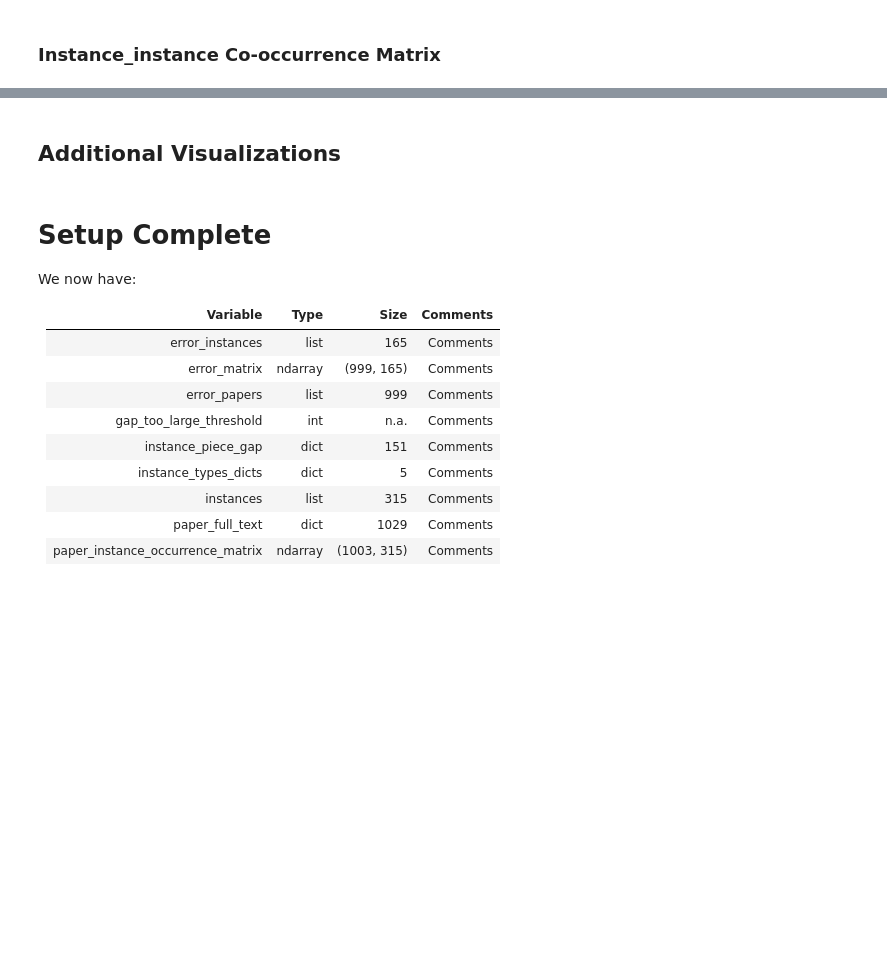
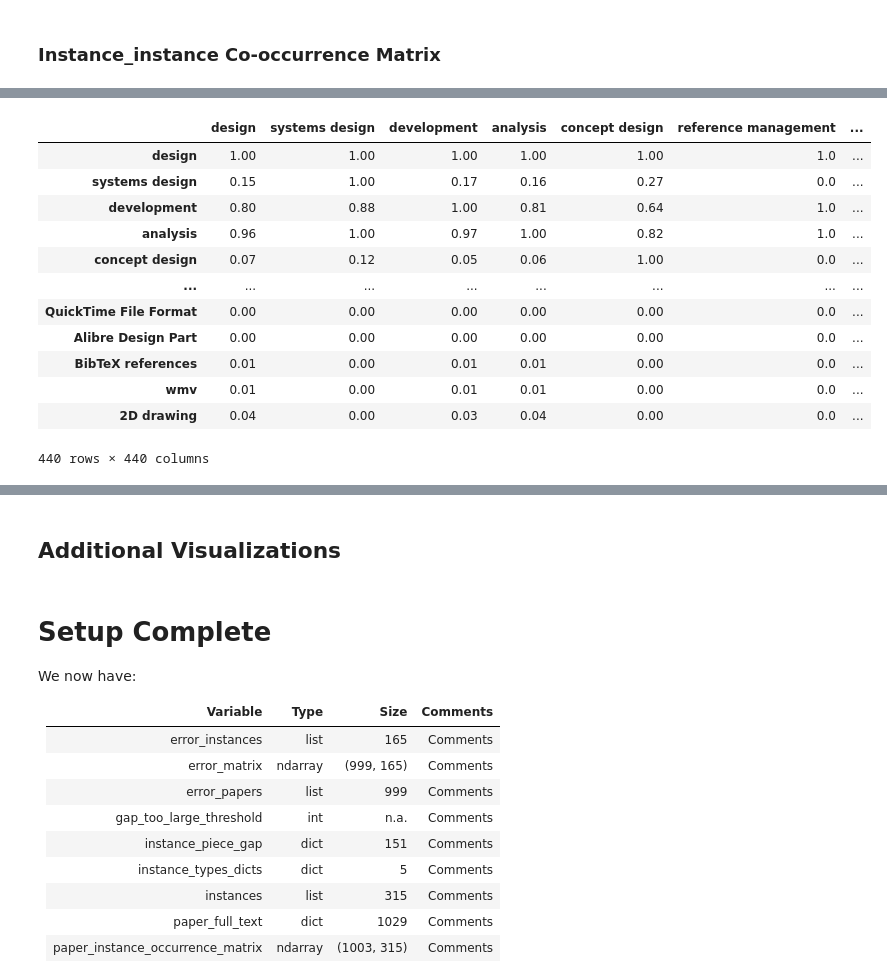
Before and after one commit to borgnetzwerk/tools, a Jupyter notebook: scripts/SLR/co_occurence.ipynb, the cells around one changed output, grey strips where cells are left out. Drawn from its saved outputs; the diff is of its cells as text; code cells hidden in the pictures; blank space fills up the shorter version.

```diff
--- a/scripts/SLR/co_occurence.ipynb
+++ b/scripts/SLR/co_occurence.ipynb
@@ -700,5 +789,21 @@ instance_instance_co_occurrence_matrix = np.dot(
 # %%
 instance_instance_relative_co_occurrence_matrix = (
     instance_instance_co_occurrence_matrix
     / np.diag(instance_instance_co_occurrence_matrix)
 )
+
+instance_instance_relative_co_occurrence_matrix = round(instance_instance_relative_co_occurrence_matrix, 2)
+# %% [output]
+|  | design | systems design | development | analysis | concept design | reference management | ... |
+| design | 1.00 | 1.00 | 1.00 | 1.00 | 1.00 | 1.0 | ... |
+| systems design | 0.15 | 1.00 | 0.17 | 0.16 | 0.27 | 0.0 | ... |
+| development | 0.80 | 0.88 | 1.00 | 0.81 | 0.64 | 1.0 | ... |
+| analysis | 0.96 | 1.00 | 0.97 | 1.00 | 0.82 | 1.0 | ... |
+| concept design | 0.07 | 0.12 | 0.05 | 0.06 | 1.00 | 0.0 | ... |
+| ... | ... | ... | ... | ... | ... | ... | ... |
+| QuickTime File Format | 0.00 | 0.00 | 0.00 | 0.00 | 0.00 | 0.0 | ... |
+| Alibre Design Part | 0.00 | 0.00 | 0.00 | 0.00 | 0.00 | 0.0 | ... |
+| BibTeX references | 0.01 | 0.00 | 0.01 | 0.01 | 0.00 | 0.0 | ... |
+| wmv | 0.01 | 0.00 | 0.01 | 0.01 | 0.00 | 0.0 | ... |
+| 2D drawing | 0.04 | 0.00 | 0.03 | 0.04 | 0.00 | 0.0 | ... |
+440 rows × 440 columns
```
Also changed, not shown: parts of 12 cells of this notebook, 1 other file.
